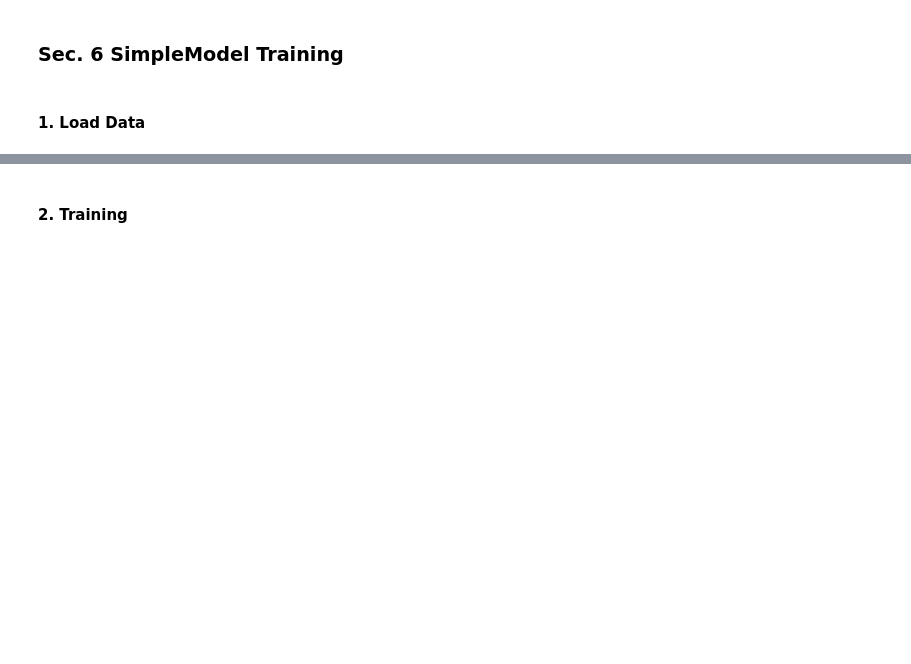
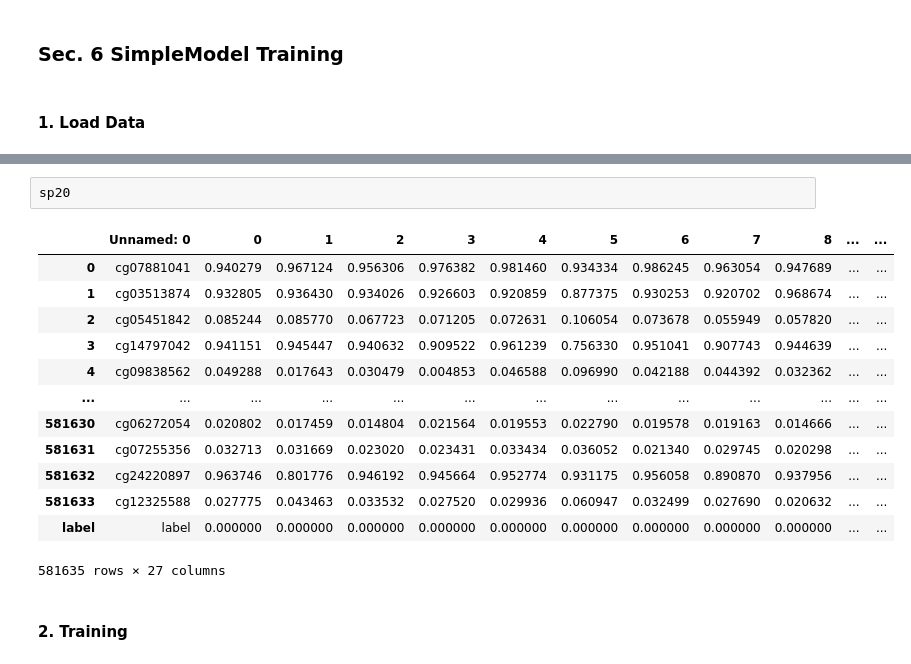
Before and after one commit to BioTechCo/main_project, a Jupyter notebook: notebooks/orange_pipeline_orchestrator.ipynb, the cells around one changed output, grey strips where cells are left out. Saved outputs shown, nothing was run; the diff lists cells and outputs as text; blank space fills up the shorter version.

```diff
--- a/notebooks/orange_pipeline_orchestrator.ipynb
+++ b/notebooks/orange_pipeline_orchestrator.ipynb
@@ -1040,3 +978,19 @@ dbeta_info = pd.read_csv(f"{majority_out_path}/{dbeta_path}")
+# %%
+sp20
+# %% [output]
+|  | Unnamed: 0 | 0 | 1 | 2 | 3 | 4 | 5 | 6 | 7 | 8 | ... | ... |
+| 0 | cg07881041 | 0.940279 | 0.967124 | 0.956306 | 0.976382 | 0.981460 | 0.934334 | 0.986245 | 0.963054 | 0.947689 | ... | ... |
+| 1 | cg03513874 | 0.932805 | 0.936430 | 0.934026 | 0.926603 | 0.920859 | 0.877375 | 0.930253 | 0.920702 | 0.968674 | ... | ... |
+| 2 | cg05451842 | 0.085244 | 0.085770 | 0.067723 | 0.071205 | 0.072631 | 0.106054 | 0.073678 | 0.055949 | 0.057820 | ... | ... |
+| 3 | cg14797042 | 0.941151 | 0.945447 | 0.940632 | 0.909522 | 0.961239 | 0.756330 | 0.951041 | 0.907743 | 0.944639 | ... | ... |
+| 4 | cg09838562 | 0.049288 | 0.017643 | 0.030479 | 0.004853 | 0.046588 | 0.096990 | 0.042188 | 0.044392 | 0.032362 | ... | ... |
+| ... | ... | ... | ... | ... | ... | ... | ... | ... | ... | ... | ... | ... |
+| 581630 | cg06272054 | 0.020802 | 0.017459 | 0.014804 | 0.021564 | 0.019553 | 0.022790 | 0.019578 | 0.019163 | 0.014666 | ... | ... |
+| 581631 | cg07255356 | 0.032713 | 0.031669 | 0.023020 | 0.023431 | 0.033434 | 0.036052 | 0.021340 | 0.029745 | 0.020298 | ... | ... |
+| 581632 | cg24220897 | 0.963746 | 0.801776 | 0.946192 | 0.945664 | 0.952774 | 0.931175 | 0.956058 | 0.890870 | 0.937956 | ... | ... |
+| 581633 | cg12325588 | 0.027775 | 0.043463 | 0.033532 | 0.027520 | 0.029936 | 0.060947 | 0.032499 | 0.027690 | 0.020632 | ... | ... |
+| label | label | 0.000000 | 0.000000 | 0.000000 | 0.000000 | 0.000000 | 0.000000 | 0.000000 | 0.000000 | 0.000000 | ... | ... |
+581635 rows × 27 columns
 # %% [markdown]
 #### 2. Training
 # %%
```
Also changed, not shown: parts of 142 cells of this notebook, 9 other files.
